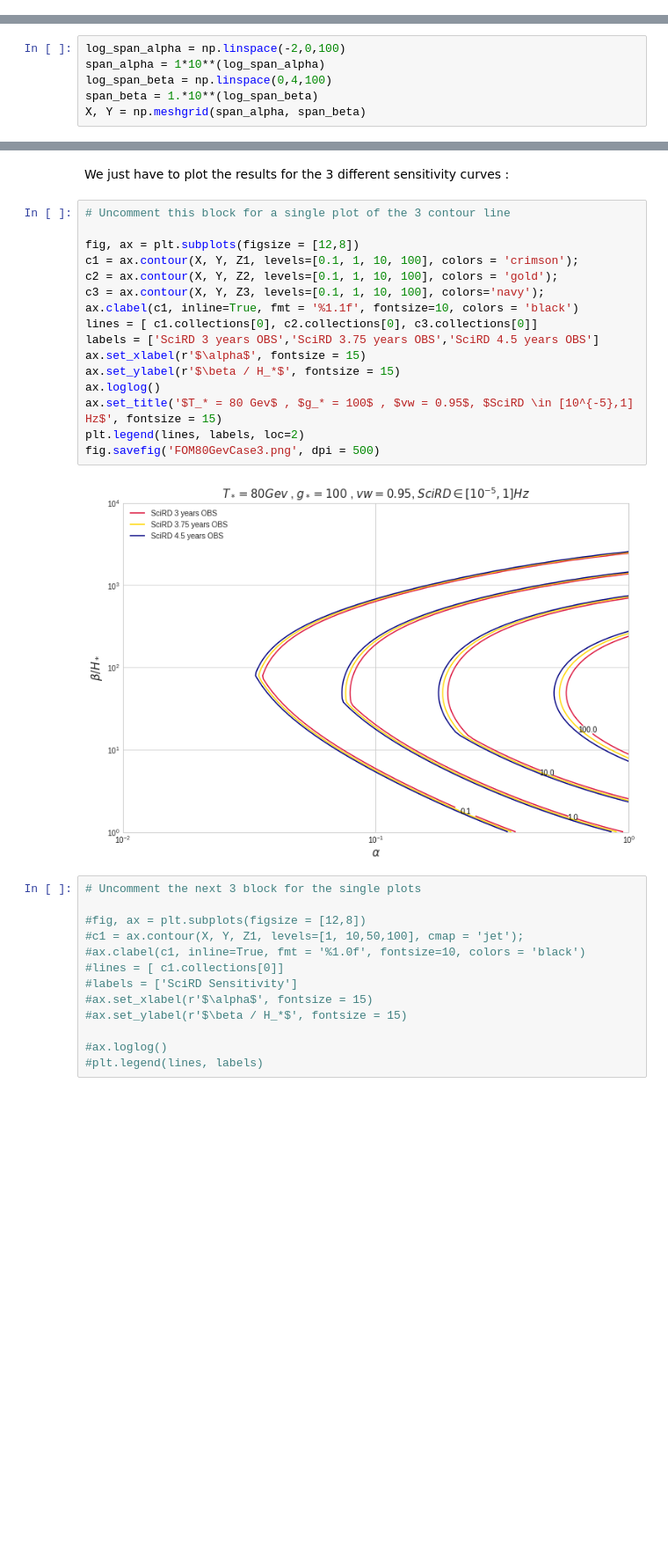
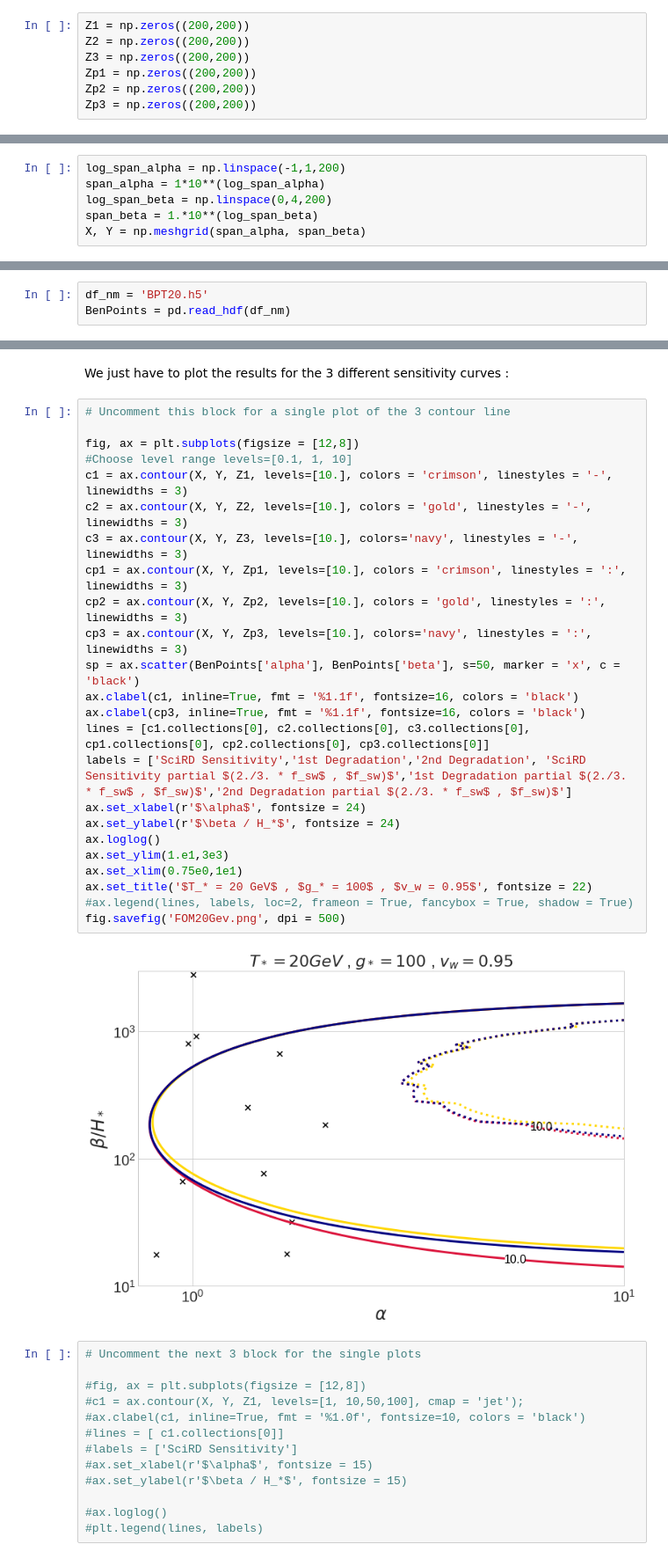
Before and after one commit to KuZa91/FigureOfMerit_PT_Snr, a Jupyter notebook: SoundWaveFOM.ipynb, the cells around one changed output, grey strips where cells are left out. Shown: that part at 88% size. Saved outputs shown, nothing was run; the diff lists cells and outputs as text; blank space fills up the shorter version.

```diff
--- a/SoundWaveFOM.ipynb
+++ b/SoundWaveFOM.ipynb
@@ -232,8 +204,15 @@ Z3 = np.zeros((100,100))
+# %%
+Z1 = np.zeros((200,200))
+Z2 = np.zeros((200,200))
+Z3 = np.zeros((200,200))
+Zp1 = np.zeros((200,200))
+Zp2 = np.zeros((200,200))
+Zp3 = np.zeros((200,200))
 # %% [markdown]
 Let's also define the span of the two variables as :
 # %%
-log_span_alpha = np.linspace(-2,0,100)
+log_span_alpha = np.linspace(-1,1,200)
 span_alpha = 1*10**(log_span_alpha)
-log_span_beta = np.linspace(0,4,100)
+log_span_beta = np.linspace(0,4,200)
 span_beta = 1.*10**(log_span_beta)
 X, Y = np.meshgrid(span_alpha, span_beta)
@@ -240,3 +221,6 @@ X, Y = np.meshgrid(span_alpha, span_beta)
+# %%
+df_nm = 'BPT20.h5'
+BenPoints = pd.read_hdf(df_nm)
 # %% [markdown]
 We just have to run over the simulation over the values :
 # %%
@@ -271,21 +243,29 @@ We just have to plot the results for the 3 different sensitivity curves :
 # %%
 # Uncomment this block for a single plot of the 3 contour line
 
 fig, ax = plt.subplots(figsize = [12,8])
-c1 = ax.contour(X, Y, Z1, levels=[0.1, 1, 10, 100], colors = 'crimson');
-c2 = ax.contour(X, Y, Z2, levels=[0.1, 1, 10, 100], colors = 'gold');
-c3 = ax.contour(X, Y, Z3, levels=[0.1, 1, 10, 100], colors='navy');
-ax.clabel(c1, inline=True, fmt = '%1.1f', fontsize=10, colors = 'black')
-lines = [ c1.collections[0], c2.collections[0], c3.collections[0]]
-labels = ['SciRD 3 years OBS','SciRD 3.75 years OBS','SciRD 4.5 years OBS']
-ax.set_xlabel(r'$\alpha$', fontsize = 15)
-ax.set_ylabel(r'$\beta / H_*$', fontsize = 15)
+#Choose level range levels=[0.1, 1, 10]
+c1 = ax.contour(X, Y, Z1, levels=[10.], colors = 'crimson', linestyles = '-', linewidths = 3)
+c2 = ax.contour(X, Y, Z2, levels=[10.], colors = 'gold', linestyles = '-', linewidths = 3)
+c3 = ax.contour(X, Y, Z3, levels=[10.], colors='navy', linestyles = '-', linewidths = 3)
+cp1 = ax.contour(X, Y, Zp1, levels=[10.], colors = 'crimson', linestyles = ':', linewidths = 3)
+cp2 = ax.contour(X, Y, Zp2, levels=[10.], colors = 'gold', linestyles = ':', linewidths = 3)
+cp3 = ax.contour(X, Y, Zp3, levels=[10.], colors='navy', linestyles = ':', linewidths = 3)
+sp = ax.scatter(BenPoints['alpha'], BenPoints['beta'], s=50, marker = 'x', c = 'black')
+ax.clabel(c1, inline=True, fmt = '%1.1f', fontsize=16, colors = 'black')
+ax.clabel(cp3, inline=True, fmt = '%1.1f', fontsize=16, colors = 'black')
+lines = [c1.collections[0], c2.collections[0], c3.collections[0], cp1.collections[0], cp2.collections[0], cp3.collections[0]]
+labels = ['SciRD Sensitivity','1st Degradation','2nd Degradation', 'SciRD Sensitivity partial $(2./3. * f_sw$ , $f_sw)$','1st Degradation partial $(2./3. * f_sw$ , $f_sw)$','2nd Degradation partial $(2./3. * f_sw$ , $f_sw)$']
+ax.set_xlabel(r'$\alpha$', fontsize = 24)
+ax.set_ylabel(r'$\beta / H_*$', fontsize = 24)
 ax.loglog()
-ax.set_title('$T_* = 80 Gev$ , $g_* = 100$ , $vw = 0.95$, $SciRD \in [10^{-5},1] Hz$', fontsize = 15)
-plt.legend(lines, labels, loc=2)
-fig.savefig('FOM80GevCase3.png', dpi = 500)
+ax.set_ylim(1.e1,3e3)
+ax.set_xlim(0.75e0,1e1)
+ax.set_title('$T_* = 20 GeV$ , $g_* = 100$ , $v_w = 0.95$', fontsize = 22)
+#ax.legend(lines, labels, loc=2, frameon = True, fancybox = True, shadow = True)
+fig.savefig('FOM20Gev.png', dpi = 500)
 # %% [output]
-[figure, old version]
+[figure, new version]
 # %%
 # Uncomment the next 3 block for the single plots
 
```
Also changed, not shown: parts of 21 cells of this notebook, 12 other files.
